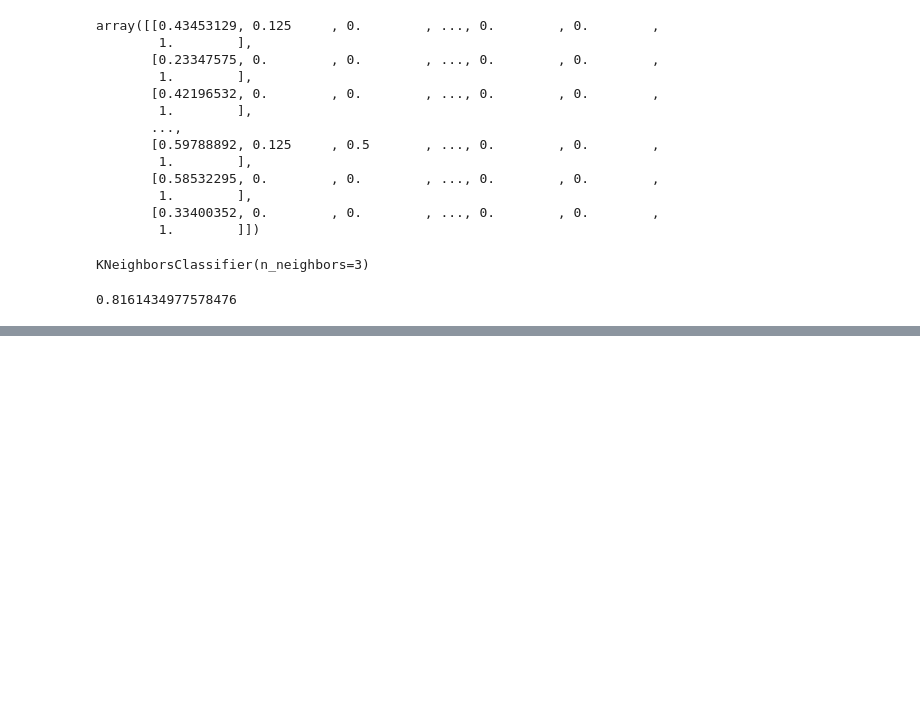
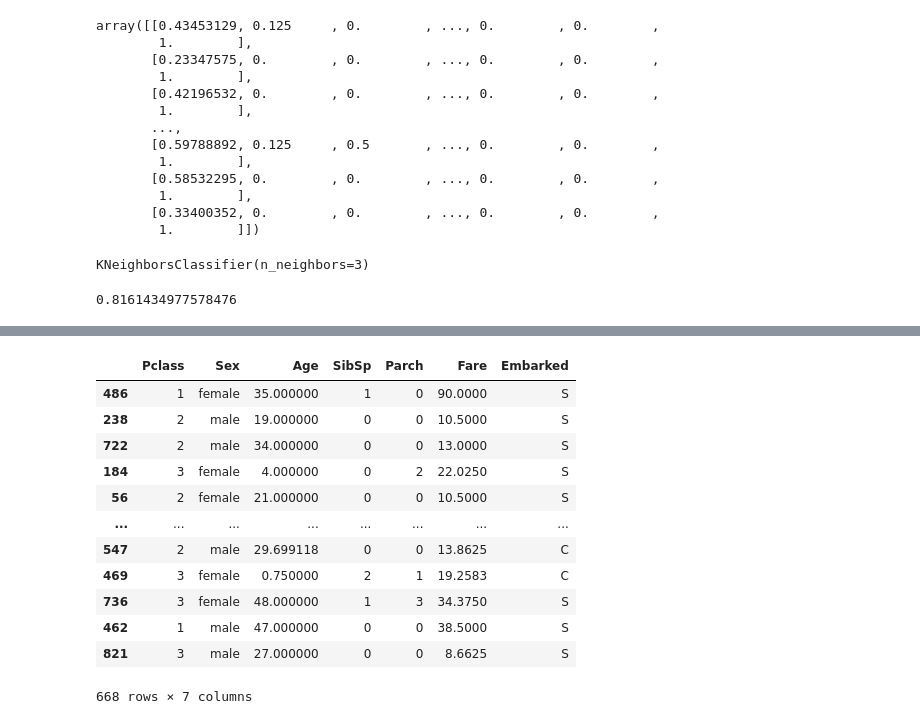
Before and after one commit to asepmuhidin/research, a Jupyter notebook: Copy_of_cla_KNN.ipynb, the cells around one changed output, grey strips where cells are left out. Cells and saved outputs as stored; diff of their text form; code cells hidden in the pictures; blank space fills up the shorter version.

```diff
--- a/Copy_of_cla_KNN.ipynb
+++ b/Copy_of_cla_KNN.ipynb
@@ -275,0 +339,16 @@ knn_split.score(X_test_sc,y_test)
+# %%
+X_train
+# %% [output]
+|  | Pclass | Sex | Age | SibSp | Parch | Fare | Embarked |
+| 486 | 1 | female | 35.000000 | 1 | 0 | 90.0000 | S |
+| 238 | 2 | male | 19.000000 | 0 | 0 | 10.5000 | S |
+| 722 | 2 | male | 34.000000 | 0 | 0 | 13.0000 | S |
+| 184 | 3 | female | 4.000000 | 0 | 2 | 22.0250 | S |
+| 56 | 2 | female | 21.000000 | 0 | 0 | 10.5000 | S |
+| ... | ... | ... | ... | ... | ... | ... | ... |
+| 547 | 2 | male | 29.699118 | 0 | 0 | 13.8625 | C |
+| 469 | 3 | female | 0.750000 | 2 | 1 | 19.2583 | C |
+| 736 | 3 | female | 48.000000 | 1 | 3 | 34.3750 | S |
+| 462 | 1 | male | 47.000000 | 0 | 0 | 38.5000 | S |
+| 821 | 3 | male | 27.000000 | 0 | 0 | 8.6625 | S |
+668 rows × 7 columns
```
Also changed, not shown: parts of 20 cells of this notebook.
